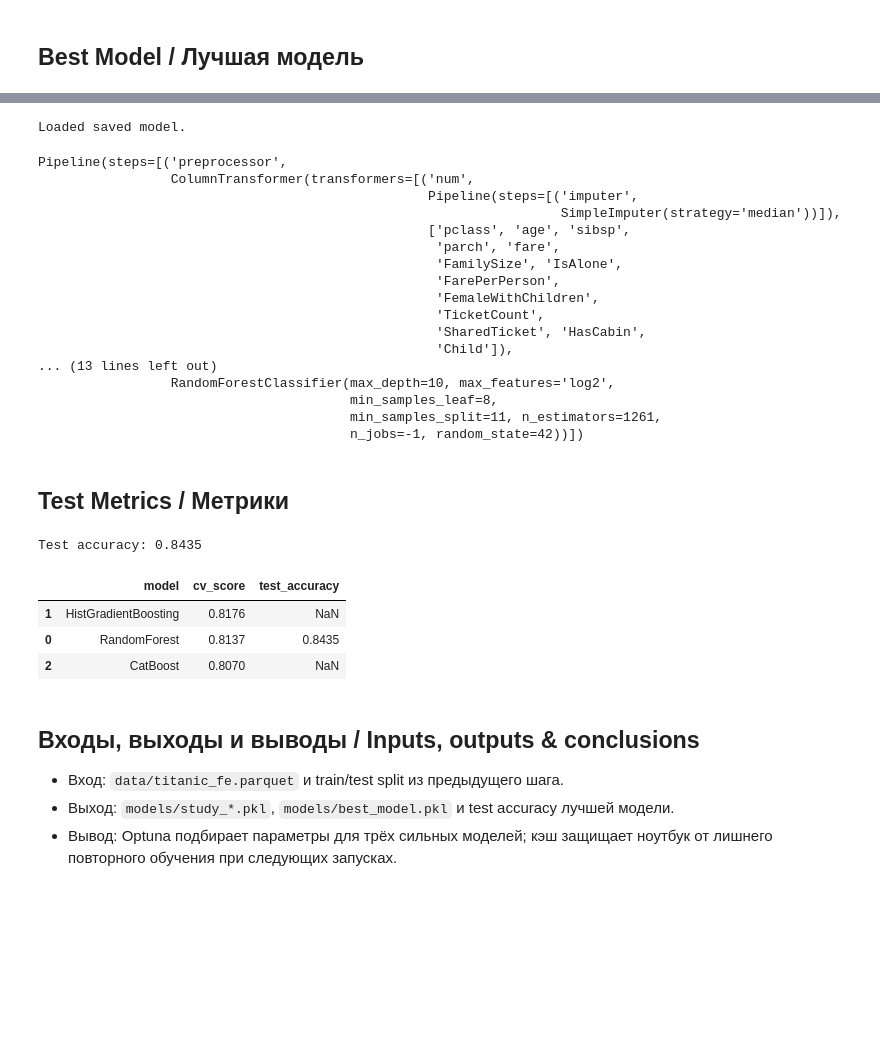
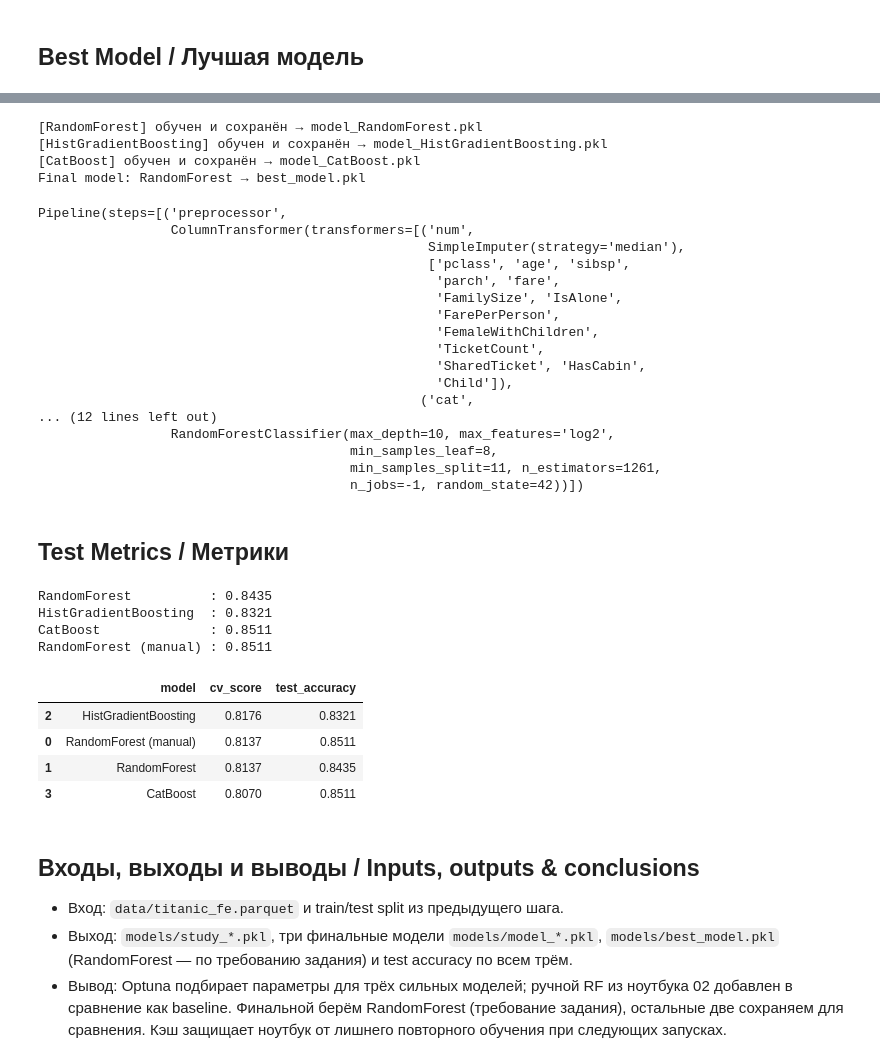
Before and after one commit to MaksymChunikhin/titanic-honest-craft, a Jupyter notebook: notebooks/04_Model_Tuning.ipynb, the cells around one changed output, grey strips where cells are left out. Drawn from its saved outputs; the diff is of its cells as text; code cells hidden in the pictures; blank space fills up the shorter version.

```diff
--- a/notebooks/04_Model_Tuning.ipynb
+++ b/notebooks/04_Model_Tuning.ipynb
@@ -267,21 +293,32 @@ else:
 # %%
-MODEL_PATH = MODELS_DIR / "best_model.pkl"
+# Обучаем и сохраняем все три финальные модели / fit & save all three models
+fitted_models = {}
+for name, model in final_models.items():
+    path = MODELS_DIR / f"model_{name}.pkl"
+    if path.exists():
+        fitted_models[name] = joblib.load(path)
+        print(f"[{name}] загружен из кэша.")
+    else:
+        model.fit(X_train, y_train)
+        joblib.dump(model, path)
+        fitted_models[name] = model
+        print(f"[{name}] обучен и сохранён → {path.name}")
 
-if MODEL_PATH.exists():
-    best_model = joblib.load(MODEL_PATH)
-    print("Loaded saved model.")
-else:
-    best_model.fit(X_train, y_train)
-    joblib.dump(best_model, MODEL_PATH)
-    print("Saved model.")
+# Финальная модель задания (RandomForest) дублируется в best_model.pkl —
+# его грузит ноутбук 05 / required final model also saved as best_model.pkl
+best_model = fitted_models[best_model_name]
+joblib.dump(best_model, MODELS_DIR / "best_model.pkl")
+print("Final model:", best_model_name, "→ best_model.pkl")
 
 best_model
 # %% [output]
-Loaded saved model.
+[RandomForest] обучен и сохранён → model_RandomForest.pkl
+[HistGradientBoosting] обучен и сохранён → model_HistGradientBoosting.pkl
+[CatBoost] обучен и сохранён → model_CatBoost.pkl
+Final model: RandomForest → best_model.pkl
 Pipeline(steps=[('preprocessor',
                  ColumnTransformer(transformers=[('num',
-                                                  Pipeline(steps=[('imputer',
-                                                                   SimpleImputer(strategy='median'))]),
+                                                  SimpleImputer(strategy='median'),
                                                   ['pclass', 'age', 'sibsp',
                                                    'parch', 'fare',
                                                    'FamilySize', 'IsAlone',
@@ -290,7 +327,8 @@ Pipeline(steps=[('preprocessor',
                                                    'TicketCount',
                                                    'SharedTicket', 'HasCabin',
                                                    'Child']),
-... (13 lines left out)
+                                                 ('cat',
+... (12 lines left out)
                  RandomForestClassifier(max_depth=10, max_features='log2',
                                         min_samples_leaf=8,
                                         min_samples_split=11, n_estimators=1261,
@@ -298,34 +336,43 @@ Pipeline(steps=[('preprocessor',
 # %% [markdown]
 ## Test Metrics / Метрики
 # %%
-y_pred = best_model.predict(X_test)
-test_accuracy = accuracy_score(y_test, y_pred)
+# Test accuracy по всем финальным моделям / test accuracy for all final models
+test_acc = {
+    name: accuracy_score(y_test, model.predict(X_test))
+    for name, model in fitted_models.items()
+}
+test_acc["RandomForest (manual)"] = rf_tuned_test
 
-print(f"Test accuracy: {test_accuracy:.4f}")
+for name, acc in test_acc.items():
+    print(f"{name:22s}: {acc:.4f}")
+
+# отдельная переменная для финальной модели / single var for the chosen model
+test_accuracy = test_acc[best_model_name]
 # %% [output]
-Test accuracy: 0.8435
+RandomForest          : 0.8435
+HistGradientBoosting  : 0.8321
+CatBoost              : 0.8511
+RandomForest (manual) : 0.8511
 # %%
 summary = pd.DataFrame([
+    {"model": "RandomForest (manual)", "cv_score": rf_tuned_cv},
     {"model": "RandomForest", "cv_score": study_rf.best_value},
     {"model": "HistGradientBoosting", "cv_score": study_hgb.best_value},
-    {"model": "CatBoost", "cv_score": study_cat.best_value}
+    {"model": "CatBoost", "cv_score": study_cat.best_value},
 ])
 
-summary["test_accuracy"] = np.where(
-    summary["model"] == best_model_name,
-    test_accuracy,
-    np.nan
-)
+summary["test_accuracy"] = summary["model"].map(test_acc)
 
 display(summary.sort_values("cv_score", ascending=False).round(4))
 # %% [output]
 |  | model | cv_score | test_accuracy |
-| 1 | HistGradientBoosting | 0.8176 | NaN |
-| 0 | RandomForest | 0.8137 | 0.8435 |
-| 2 | CatBoost | 0.8070 | NaN |
+| 2 | HistGradientBoosting | 0.8176 | 0.8321 |
+| 0 | RandomForest (manual) | 0.8137 | 0.8511 |
+| 1 | RandomForest | 0.8137 | 0.8435 |
+| 3 | CatBoost | 0.8070 | 0.8511 |
 # %% [markdown]
 ## Входы, выходы и выводы / Inputs, outputs & conclusions
 
 - Вход: `data/titanic_fe.parquet` и train/test split из предыдущего шага.
-- Выход: `models/study_*.pkl`, `models/best_model.pkl` и test accuracy лучшей модели.
-- Вывод: Optuna подбирает параметры для трёх сильных моделей; кэш защищает ноутбук от лишнего повторного обучения при следующих запусках.
+- Выход: `models/study_*.pkl`, три финальные модели `models/model_*.pkl`, `models/best_model.pkl` (RandomForest — по требованию задания) и test accuracy по всем трём.
+- Вывод: Optuna подбирает параметры для трёх сильных моделей; ручной RF из ноутбука 02 добавлен в сравнение как baseline. Финальной берём RandomForest (требование задания), остальные две сохраняем для сравнения. Кэш защищает ноутбук от лишнего повторного обучения при следующих запусках.
```
Also changed, not shown: parts of 9 cells of this notebook, 5 other files.
